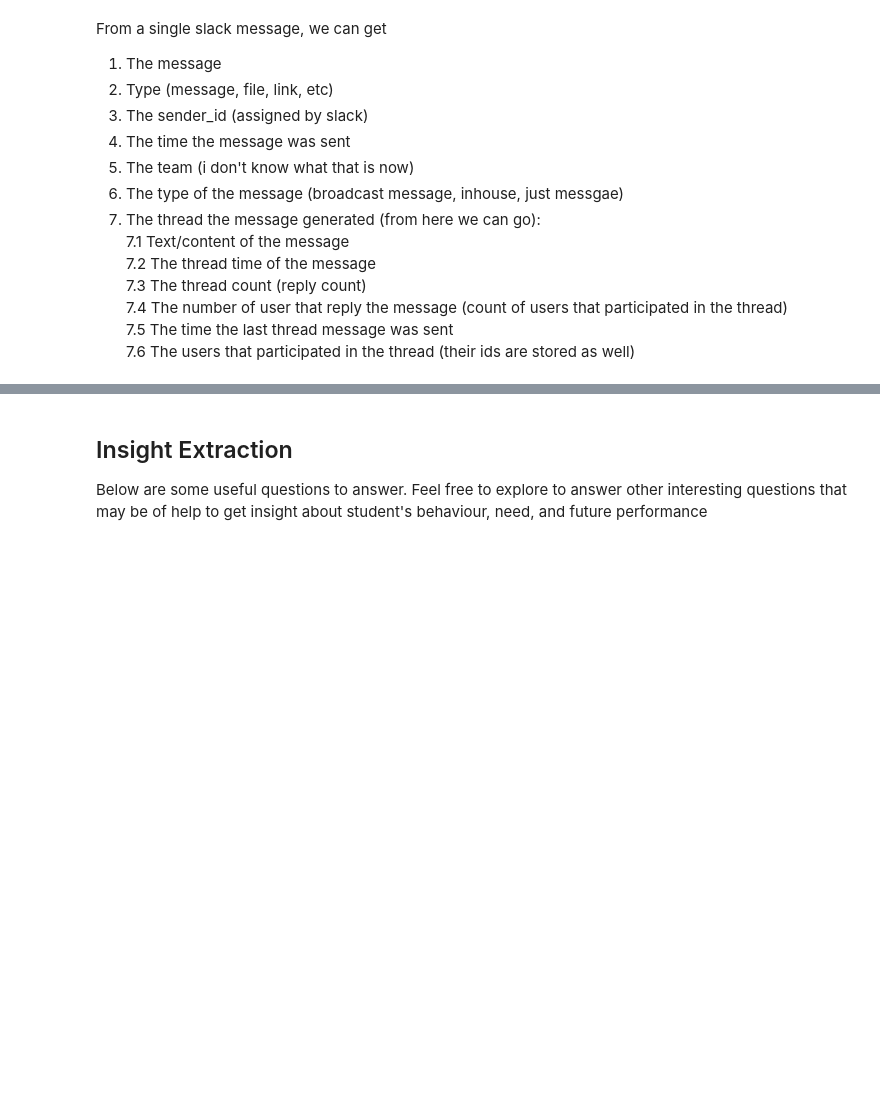
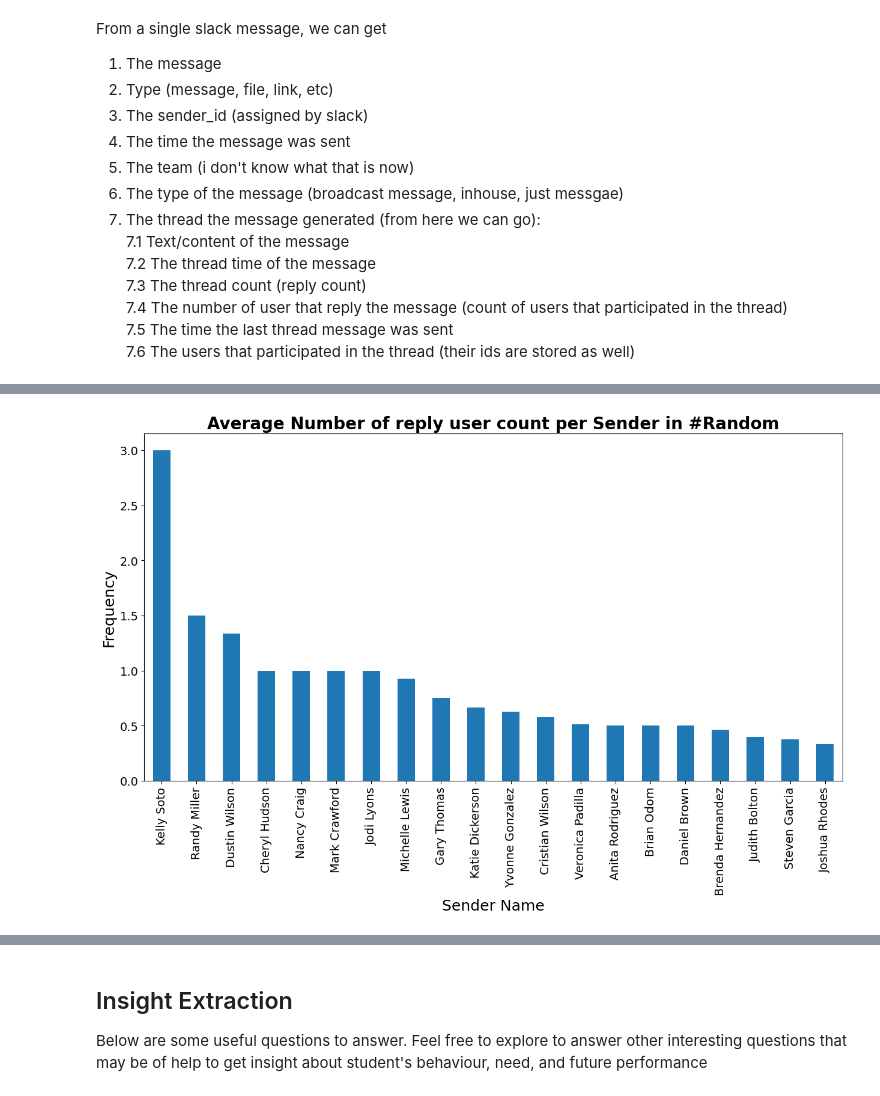
Before and after one commit to abdimussa87/week0_starter_network_analysis, a Jupyter notebook: notebooks/parse_slack_data.ipynb, the cells around one changed output, grey strips where cells are left out. Saved outputs shown, nothing was run; the diff lists cells and outputs as text; code cells hidden in the pictures; blank space fills up the shorter version.

```diff
--- a/notebooks/parse_slack_data.ipynb
+++ b/notebooks/parse_slack_data.ipynb
@@ -103,0 +145,4 @@ def draw_user_reaction(data, channel='General'):
+# %%
+draw_avg_reply_users_count(week1_df)
+# %% [output]
+[figure, added]
```
Also changed, not shown: parts of 13 cells of this notebook.
